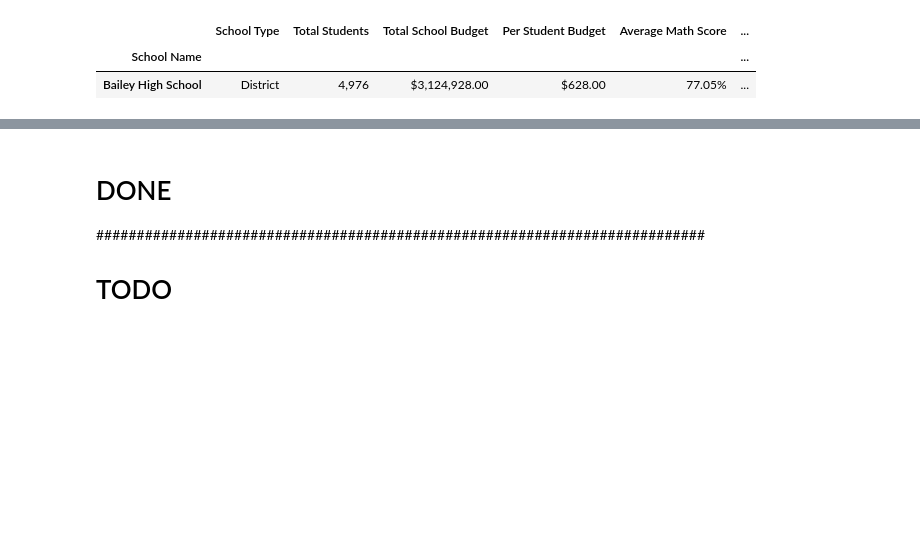
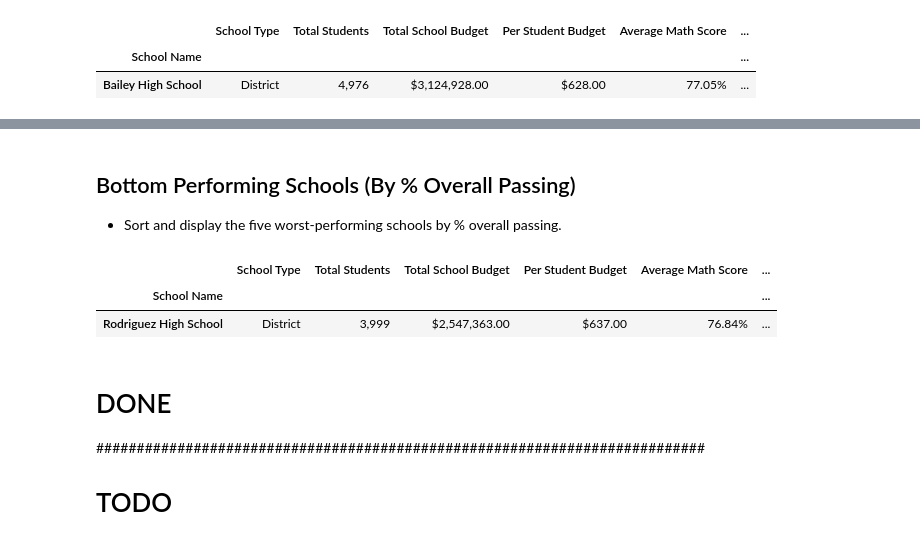
Before and after one commit to engeljason/pandas_playground, a Jupyter notebook: PyCitySchools/PyCitySchools_starter.ipynb, the cells around one changed output, grey strips where cells are left out. Drawn from its saved outputs; the diff is of its cells as text; code cells hidden in the pictures; blank space fills up the shorter version.

```diff
--- a/PyCitySchools/PyCitySchools_starter.ipynb
+++ b/PyCitySchools/PyCitySchools_starter.ipynb
@@ -160,3 +189,15 @@ school_summary(1)
+# %% [markdown]
+## Bottom Performing Schools (By % Overall Passing)
+
+* Sort and display the five worst-performing schools by % overall passing.
+# %%
+## use get_school_summary() for the raw data
+# get_school_summary()
+bottom_schools(1)
+# %% [output]
+|  | School Type | Total Students | Total School Budget | Per Student Budget | Average Math Score | ... |
+| School Name |  |  |  |  |  | ... |
+| Rodriguez High School | District | 3,999 | $2,547,363.00 | $637.00 | 76.84% | ... |
 # %% [markdown]
 # DONE
 ###########################################################################
```
Also changed, not shown: parts of 13 cells of this notebook.
